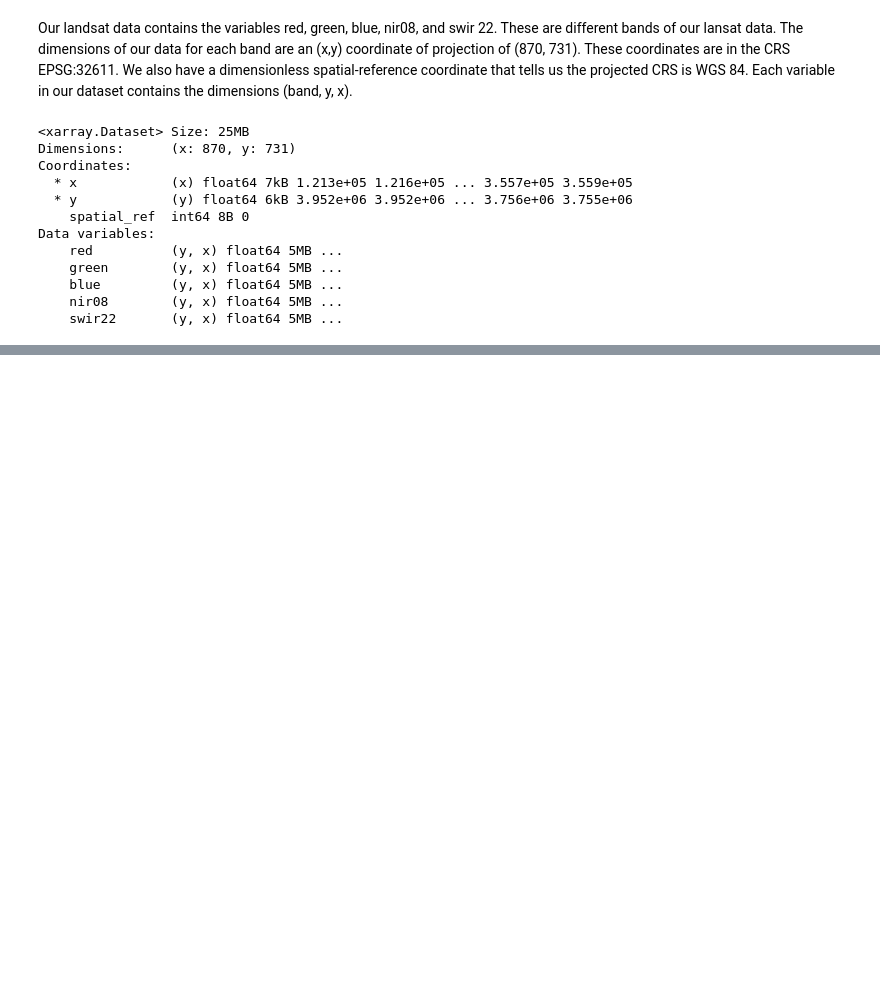
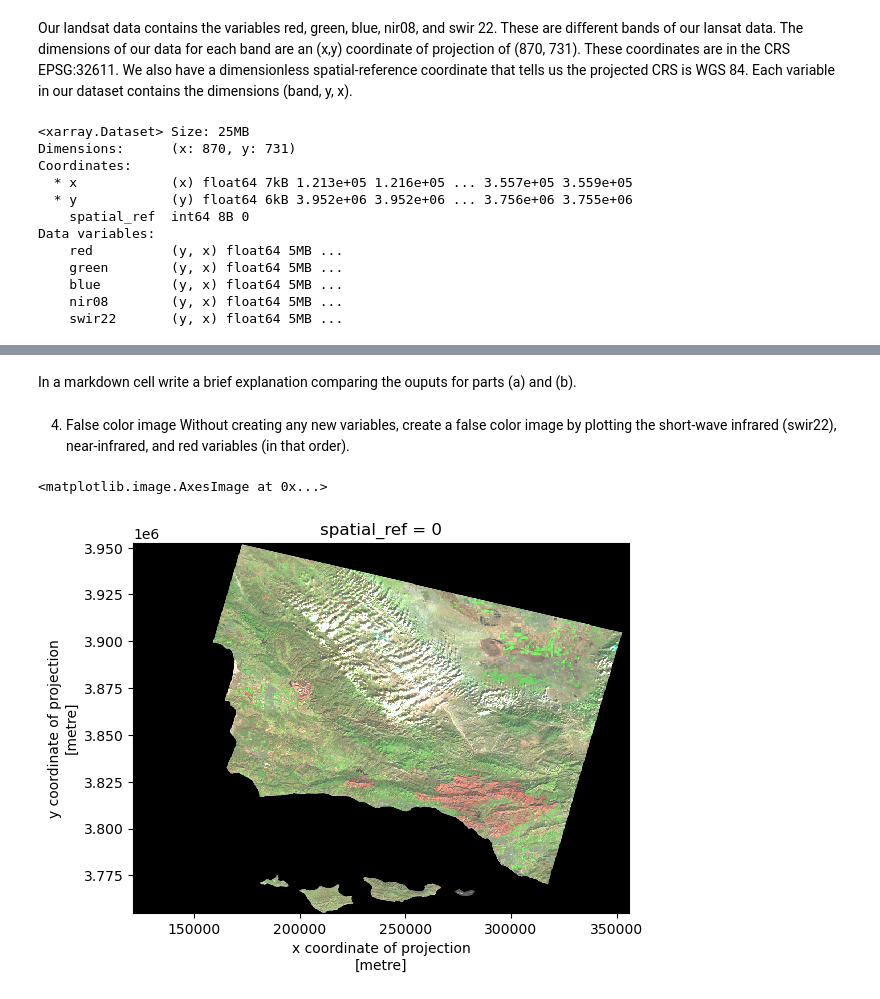
Before and after one commit to haylee360/eds220-hwk4, a Jupyter notebook: hwk4-task2-false-color-oyler.ipynb, the cells around one changed output, grey strips where cells are left out. Saved outputs shown, nothing was run; the diff lists cells and outputs as text; code cells hidden in the pictures; blank space fills up the shorter version.

```diff
--- a/hwk4-task2-false-color-oyler.ipynb
+++ b/hwk4-task2-false-color-oyler.ipynb
@@ -84,0 +90,10 @@ In a markdown cell write a brief explanation comparing the ouputs for parts (a)
+# %% [markdown]
+In a markdown cell write a brief explanation comparing the ouputs for parts (a) and (b).
+# %% [markdown]
+4. False color image
+Without creating any new variables, create a false color image by plotting the short-wave infrared (swir22), near-infrared, and red variables (in that order).
+# %%
+landsat[['swir22', 'nir08', 'red']].to_array().plot.imshow(robust=True)
+# %% [output]
+<matplotlib.image.AxesImage at 0x...>
+[figure, added]
```
Also changed, not shown: parts of 12 cells of this notebook.
